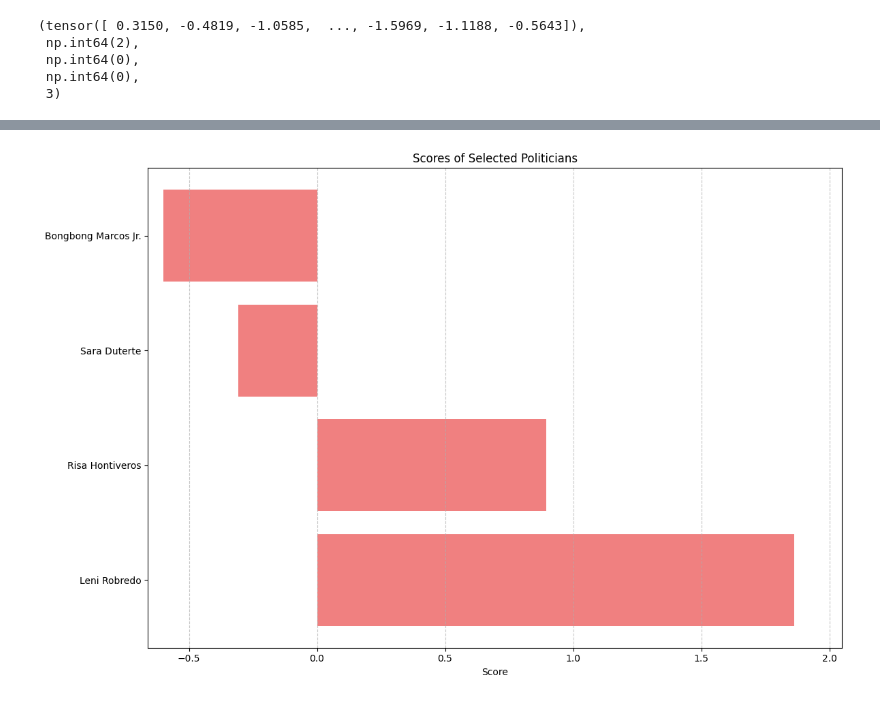
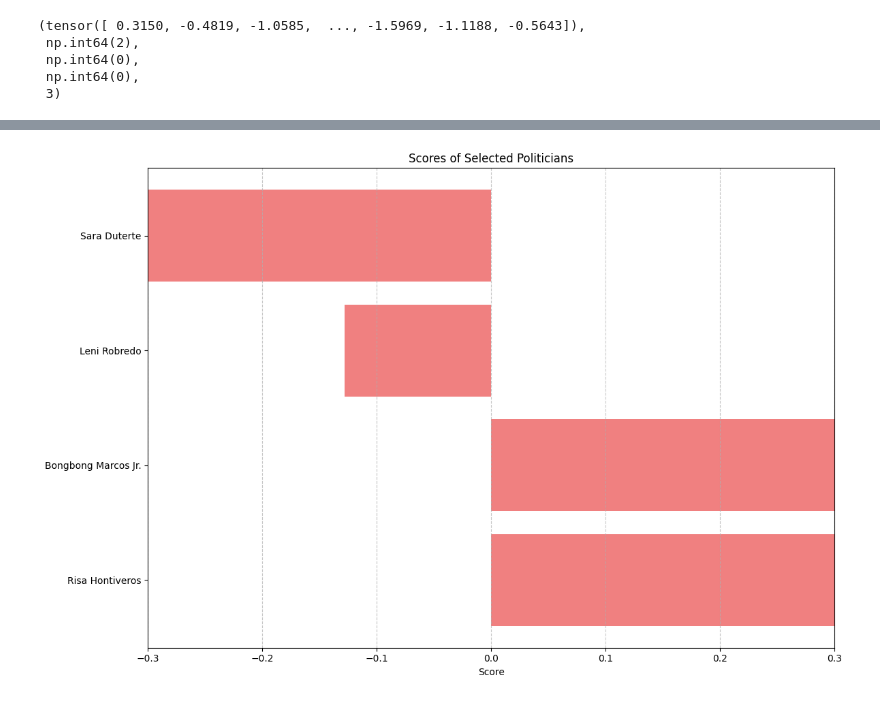
Before and after one commit to JustroX/bayanwatch, a Jupyter notebook: python-scripts/core/scoring/scorer.ipynb, the cells around one changed output, grey strips where cells are left out. Saved outputs shown, nothing was run; the diff lists cells and outputs as text; code cells hidden in the pictures.

```diff
--- a/python-scripts/core/scoring/scorer.ipynb
+++ b/python-scripts/core/scoring/scorer.ipynb
@@ -39,11 +37,11 @@ source_to_id = {name: idx for idx, name in enumerate(source_names)}
 
 def sentiment_to_id(sentiment):
     if sentiment == "POSITIVE":
-        return 1
+        return -2
     elif sentiment == "NEUTRAL":
         return 0
     else:
-        return -1
+        return 2
 
 df['politician'] = df['politician'].map(politician_to_id)
 df['source'] = df['source'].map(source_to_id)
@@ -111,7 +109,9 @@ class MatrixFactorizationModel(nn.Module):
         # Embeddings
         self.u = nn.Parameter(torch.zeros(1))  # Global bias
         self.i_pol = nn.Embedding(num_politicians, 1)  # Bias for politicians
+        # self.i_pol.weight.data.uniform_(0,0)
         self.i_source = nn.Embedding(num_sources, 1)  # Bias for sources
+        # self.i_source.weight.data.uniform_(0,0)
 
         # Article encoder: reduce dimensions from 1024 to reduced_dim
         self.encoder = nn.Sequential(
@@ -144,8 +144,8 @@ class MatrixFactorizationModel(nn.Module):
         u_source = self.u_source(source)
 
         score = (
-            self.u
-            + self.i_pol(politician).sum(dim=1)
+            self.u+
+            self.i_pol(politician).sum(dim=1)
             + self.i_source(source).sum(dim=1)
             + ( u_article * u_pol ).sum(dim=1)
             + ( u_source * u_pol ).sum(dim=1)
@@ -155,7 +155,9 @@ class MatrixFactorizationModel(nn.Module):
 model = MatrixFactorizationModel(num_politicians, num_sources).cuda()
 # %%
 # Use L2 regularization (weight decay) in the optimizer
-optimizer = optim.Adam(model.parameters(), lr=0.001, weight_decay=L2_REGULARIZATION)
+L2_REGULARIZATION = 0.00001  # Regularization strength
+EPOCHS = 1000
+optimizer = optim.Adam(model.parameters(), lr=0.00001, weight_decay=L2_REGULARIZATION)
 criterion = nn.MSELoss()
 
 # Custom regularization loss function
@@ -169,7 +171,7 @@ def regularized_loss(pred, target, model, l2_lambda=L2_REGULARIZATION):
         + torch.norm(model.u_pol.weight, 2)
         + torch.norm(model.u_source.weight, 2)
     )
-    return base_loss
+    return base_loss  + l2_lambda * l2_reg
 
 # Training loop
 for epoch in range(EPOCHS):
@@ -314,22 +362,27 @@ plt.show()
 # %%
 # Whitelist data
-whitelist = ['Leni Robredo', 'Risa Hontiveros','Sara Duterte', 'Bongbong Marcos Jr.']
+whitelist = [
+    'Leni Robredo',
+    'Risa Hontiveros',
+    'Sara Duterte',
+    'Bongbong Marcos Jr.',
+]
 
 # Filter the data based on the whitelist
 filtered_data = [item for item in reps if item[0] in whitelist]
 
 politicians, scores = zip(*filtered_data) if filtered_data else ([], [])
 
 # Create a bar chart
 plt.figure(figsize=(12, 8))
 plt.barh(politicians, scores, color='lightcoral')
 plt.xlabel('Score')
 plt.title('Scores of Selected Politicians')
-plt.xlim( min(scores)*1.1, max(scores) * 1.1)   # Set xlim for better visualization
+plt.xlim(-0.3, 0.3)   # Set xlim for better visualization
 plt.grid(axis='x', linestyle='--', alpha=0.7)
 
 # Display the plot
 plt.tight_layout()
 plt.show()
 # %% [output]
-[figure, old version]
+[figure, new version]
```
Also changed, not shown: parts of 8 cells of this notebook.
